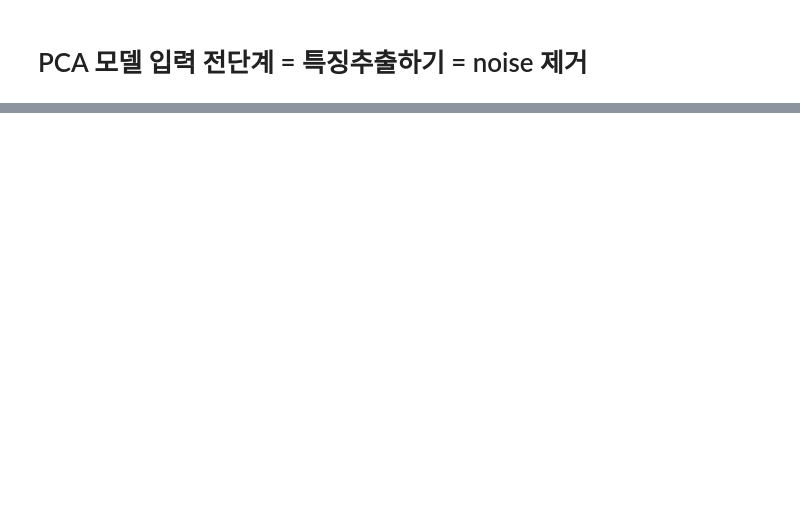
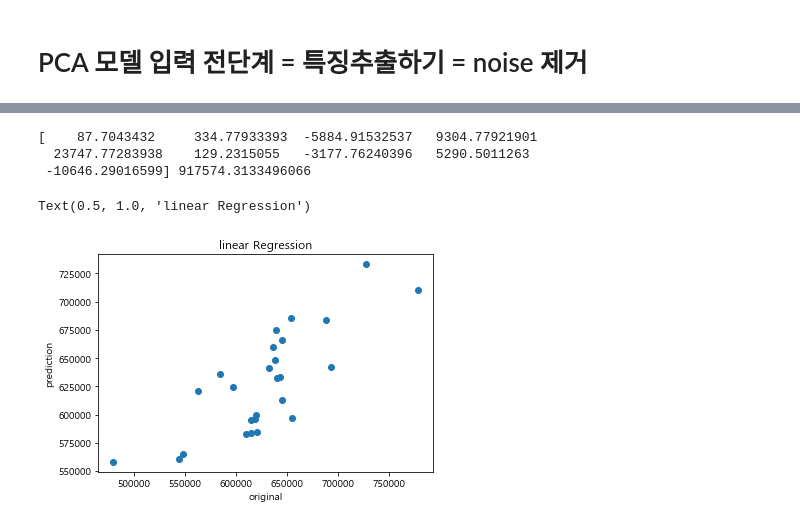
Before and after one commit to Joonyeong97/Jeju_Analysis_Project, a Jupyter notebook: 생산량 예측 변수 dataset.ipynb, the cells around one changed output, grey strips where cells are left out. Saved outputs shown, nothing was run; the diff lists cells and outputs as text; code cells hidden in the pictures; blank space fills up the shorter version.

```diff
--- a/생산량 예측 변수 dataset.ipynb
+++ b/생산량 예측 변수 dataset.ipynb
@@ -203,8 +203,7 @@ sns.heatmap(data=X.corr(), annot=True, fmt='.2f', linewidths=.5, cmap='hot_r')
 <matplotlib.axes._subplots.AxesSubplot at 0x...>
 [figure]
 # %%
-mandarinDataset.drop(labels="TempOfHarvest", axis=1, inplace=True)
-mandarinDataset # 다중공선성이 높았던 수확기의 평균기온 제외했음
+# 수확기의 일조량은 착색에 연관이 있으나, 다중공선성 70% 넘어서 제외 => 비상품군, 생산량에는 포함
 
-# 수확기의 일조량은 착색에 연관이 있으나, 다중공선성 70% 넘어서 제외 => 비상품군, 생산량에는 포함
 mandarinDataset.drop(labels="InsolationOfHarvest", axis=1, inplace=True)
+mandarinDataset
@@ -284,0 +269,4 @@ print(pca.noise_variance_) # Noise
+# %%
+# PHU 에 상관관계가 큰 개화기 수확기 평균기온 제거 및, 다중공선성이 보였던, 수확기 일조량 제거된 데이터셋
+mandarin_extraction=mandarinDataset[["productionT","WindspeedOfBloom","PHUOfBloom","HumidityOfHarvest","WindspeedOfHarvest","PHUOfHarvest"]]
+mandarin_extraction
@@ -285,19 +292,17 @@ print(pca.noise_variance_) # Noise
 # %%
 # 정규화 4가지 버젼 다 해보쟝
 from sklearn.preprocessing import scale, robust_scale, minmax_scale, maxabs_scale, StandardScaler
+
+y=mandarin_extraction.iloc[:,0]
+X=mandarin_extraction.iloc[:,1:]
+
 scale_X = scale(X)
 robust_X = robust_scale(X)
 minmax_X = minmax_scale(X)
 maxabs_X = maxabs_scale(X)
-scaler = StandardScaler()
+
+scaler = StandardScaler() # 표준정규분포기에 데이터 넣기위해 인스턴스
 stdScale_X = scaler.fit(X)
-
-from sklearn.model_selection import train_test_split
-X_train, X_test, y_train, y_test = train_test_split(minmax_X, y, random_state=0)
-
-
-# 최소자승법을 해봅시다!
-import statsmodels.api as sm
-result = sm.OLS(y_train, X_train).fit()
-result.summary()
+std_transformed_X = scaler.transform(X)
+X.std(), std_transformed_X.std()
 # %% [output]
@@ -338,0 +461,21 @@ lg.score(X_test, y_test)
+# %%
+# OLS 말고 선형회귀모델에 바로 넣어서 구해도 됨.
+from sklearn.linear_model import LinearRegression
+
+production_model = LinearRegression().fit(X, y)
+print(production_model.coef_, production_model.intercept_)
+# intercept : 절편,  9개의 독립변수의 coefficient계수
+# %% [output]
+[    87.7043432     334.77933393  -5884.91532537   9304.77921901
+  23747.77283938    129.2315055   -3177.76240396   5290.5011263
+ -10646.29016599] 917574.3133496066
+# %%
+predictions = production_model.predict(X)
+
+plt.scatter(y, predictions)
+plt.xlabel("original")
+plt.ylabel("prediction")
+plt.title("linear Regression")
+# %% [output]
+Text(0.5, 1.0, 'linear Regression')
+[figure, added]
```
Also changed, not shown: parts of 15 cells of this notebook.
